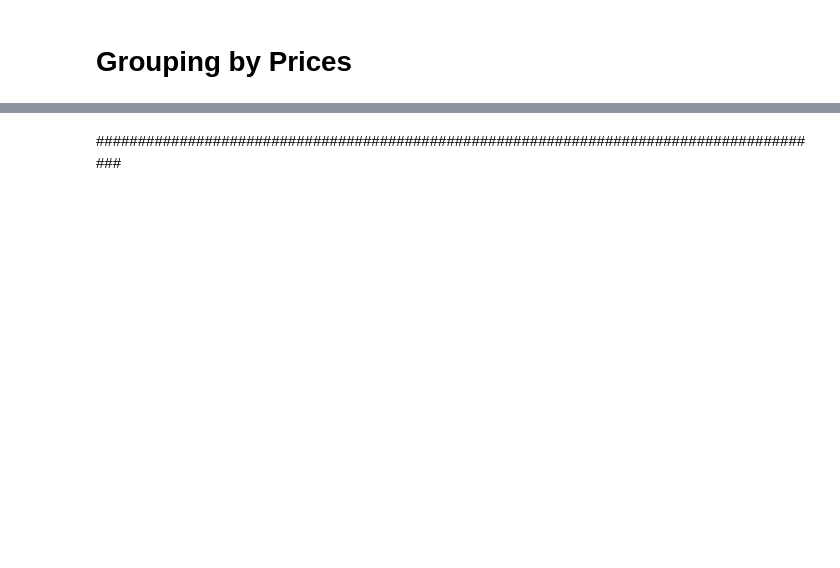
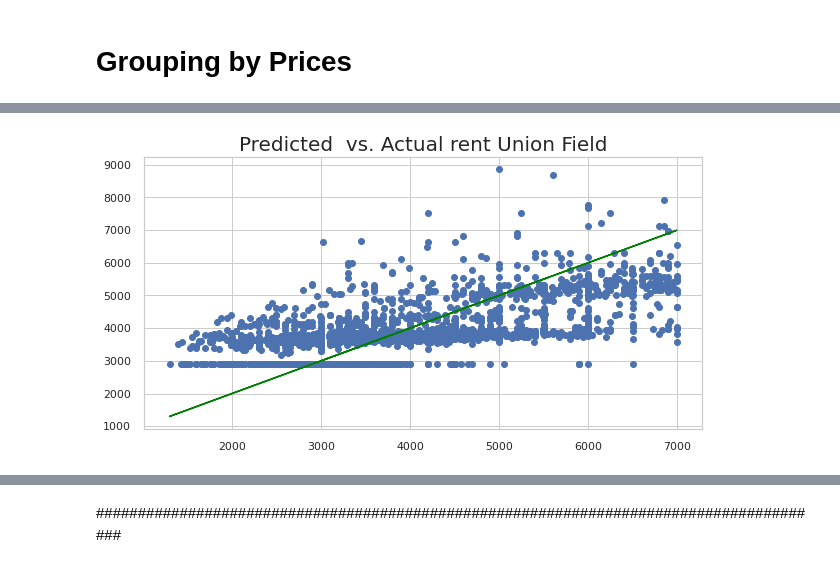
Before and after one commit to JaneSams/Regression, a Jupyter notebook: Regression_Project_Manhattan_rent_Organized_notebook.ipynb, the cells around one changed output, grey strips where cells are left out. Drawn from its saved outputs; the diff is of its cells as text; code cells hidden in the pictures; blank space fills up the shorter version.

```diff
--- a/Regression_Project_Manhattan_rent_Organized_notebook.ipynb
+++ b/Regression_Project_Manhattan_rent_Organized_notebook.ipynb
@@ -666,0 +799,7 @@ Y_u.head()
+# %%
+Xu_train,Xu_test ,Yu_train,Yu_test=  split(X_u,Y_u,test_size=0.2,random_state=123456)
+model_lin = LinearRegression().fit(Xu_train, Yu_train)
+u_model_lin = model_lin.predict(Xu_train)
+
+print(Yu_train.shape)
+print(Xu_train.head())
@@ -666,0 +814,8 @@ Y_u.head()
+# %%
+plt.scatter(Yu_train, u_model_lin)
+plt.plot(Yu_train,Yu_train,  c='green')
+plt.title('Predicted  vs. Actual rent Union Field', size=20)
+
+plt.show()
+# %% [output]
+[figure, added]
```
Also changed, not shown: parts of 82 cells of this notebook.
